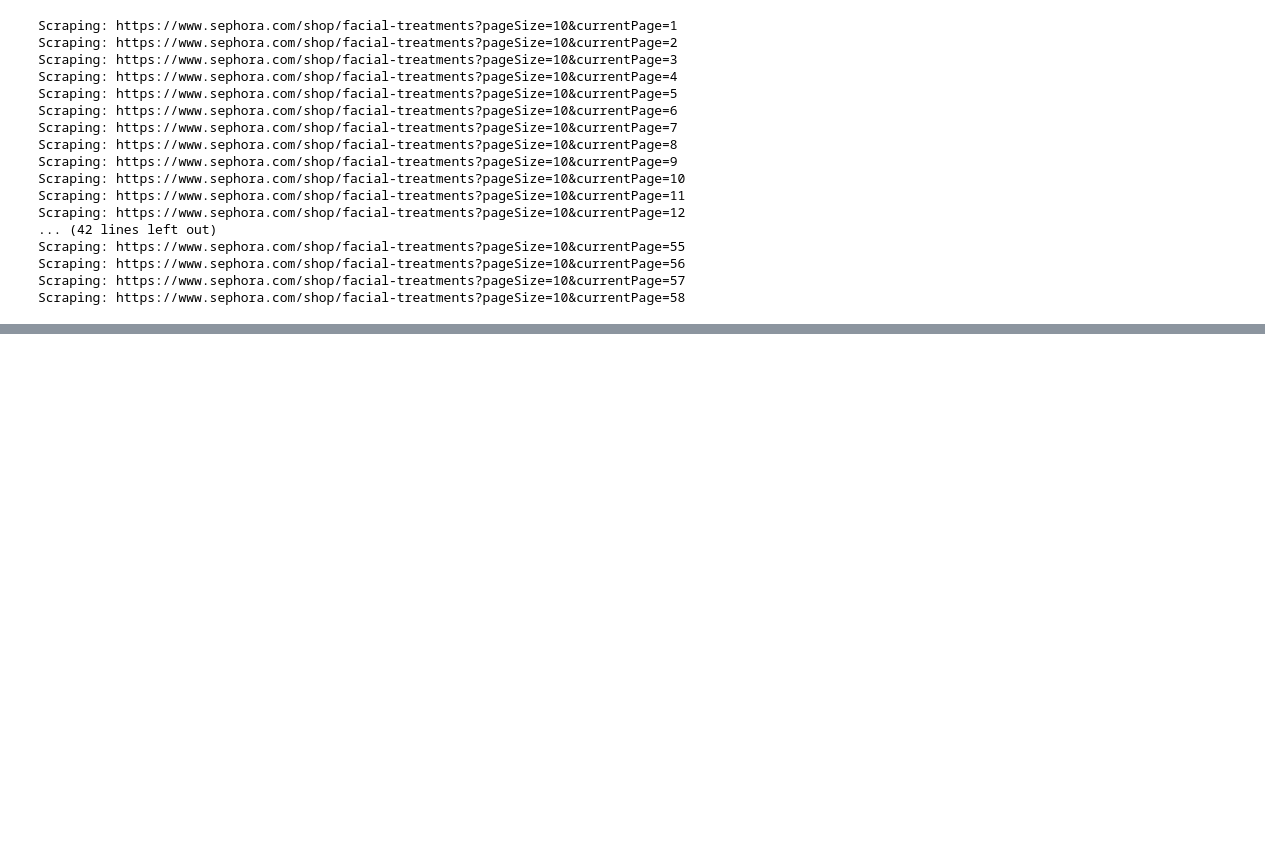
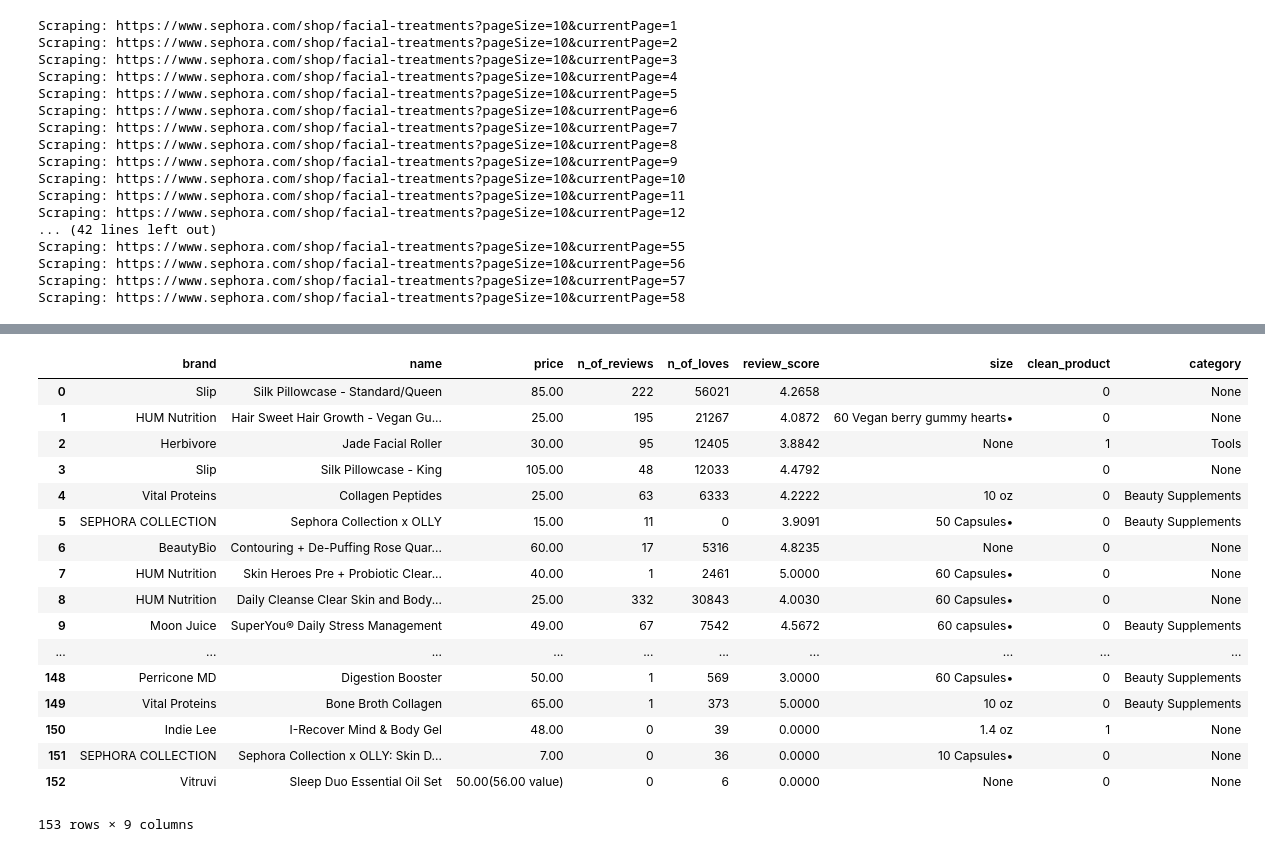
Before and after one commit to fpleoni/i_feel_pretty, a Jupyter notebook: src/Webscraping Sephora.ipynb, the cells around one changed output, grey strips where cells are left out. Drawn from its saved outputs; the diff is of its cells as text; code cells hidden in the pictures; blank space fills up the shorter version.

```diff
--- a/src/Webscraping Sephora.ipynb
+++ b/src/Webscraping Sephora.ipynb
@@ -194,0 +240,2 @@ treatment_series.to_csv(r"/Users/florencialeoni/Documents/flatironDS/Mod2/i_feel
+# %%
+wellness_url = product_url_finder("https://www.sephora.com/shop/wellness-skincare", 16)
@@ -194,0 +263,2 @@ treatment_series.to_csv(r"/Users/florencialeoni/Documents/flatironDS/Mod2/i_feel
+# %%
+wellness_dict = product_info_finder(wellness_url)
@@ -194,0 +283,23 @@ treatment_series.to_csv(r"/Users/florencialeoni/Documents/flatironDS/Mod2/i_feel
+# %%
+wellness_df = pd.DataFrame.from_dict(wellness_dict)
+# %%
+wellness_df
+# %% [output]
+|  | brand | name | price | n_of_reviews | n_of_loves | review_score | size | clean_product | category |
+| 0 | Slip | Silk Pillowcase - Standard/Queen | 85.00 | 222 | 56021 | 4.2658 |  | 0 | None |
+| 1 | HUM Nutrition | Hair Sweet Hair Growth - Vegan Gu... | 25.00 | 195 | 21267 | 4.0872 | 60 Vegan berry gummy hearts• | 0 | None |
+| 2 | Herbivore | Jade Facial Roller | 30.00 | 95 | 12405 | 3.8842 | None | 1 | Tools |
+| 3 | Slip | Silk Pillowcase - King | 105.00 | 48 | 12033 | 4.4792 |  | 0 | None |
+| 4 | Vital Proteins | Collagen Peptides | 25.00 | 63 | 6333 | 4.2222 | 10 oz | 0 | Beauty Supplements |
+| 5 | SEPHORA COLLECTION | Sephora Collection x OLLY | 15.00 | 11 | 0 | 3.9091 | 50 Capsules• | 0 | Beauty Supplements |
+| 6 | BeautyBio | Contouring + De-Puffing Rose Quar... | 60.00 | 17 | 5316 | 4.8235 | None | 0 | None |
+| 7 | HUM Nutrition | Skin Heroes Pre + Probiotic Clear... | 40.00 | 1 | 2461 | 5.0000 | 60 Capsules• | 0 | None |
+| 8 | HUM Nutrition | Daily Cleanse Clear Skin and Body... | 25.00 | 332 | 30843 | 4.0030 | 60 Capsules• | 0 | None |
+| 9 | Moon Juice | SuperYou® Daily Stress Management | 49.00 | 67 | 7542 | 4.5672 | 60 capsules• | 0 | Beauty Supplements |
+| ... | ... | ... | ... | ... | ... | ... | ... | ... | ... |
+| 148 | Perricone MD | Digestion Booster | 50.00 | 1 | 569 | 3.0000 | 60 Capsules• | 0 | Beauty Supplements |
+| 149 | Vital Proteins | Bone Broth Collagen | 65.00 | 1 | 373 | 5.0000 | 10 oz | 0 | Beauty Supplements |
+| 150 | Indie Lee | I-Recover Mind & Body Gel | 48.00 | 0 | 39 | 0.0000 | 1.4 oz | 1 | None |
+| 151 | SEPHORA COLLECTION | Sephora Collection x OLLY: Skin D... | 7.00 | 0 | 36 | 0.0000 | 10 Capsules• | 0 | None |
+| 152 | Vitruvi | Sleep Duo Essential Oil Set | 50.00(56.00 value) | 0 | 6 | 0.0000 | None | 0 | None |
+153 rows × 9 columns
```
Also changed, not shown: parts of 19 cells of this notebook.
